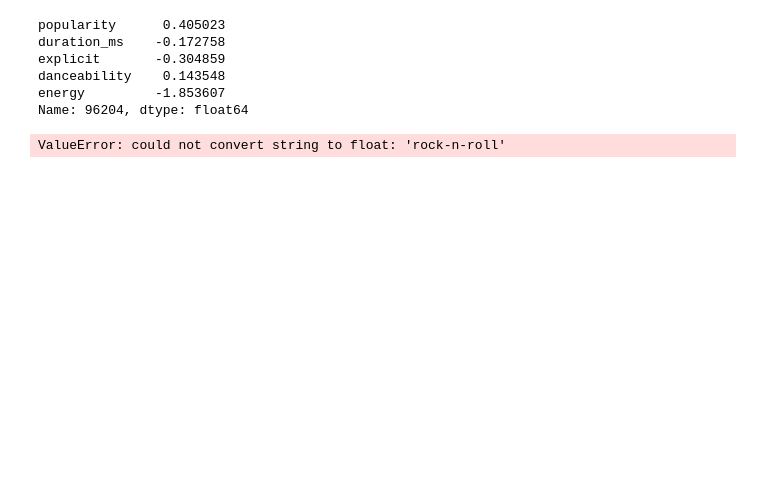
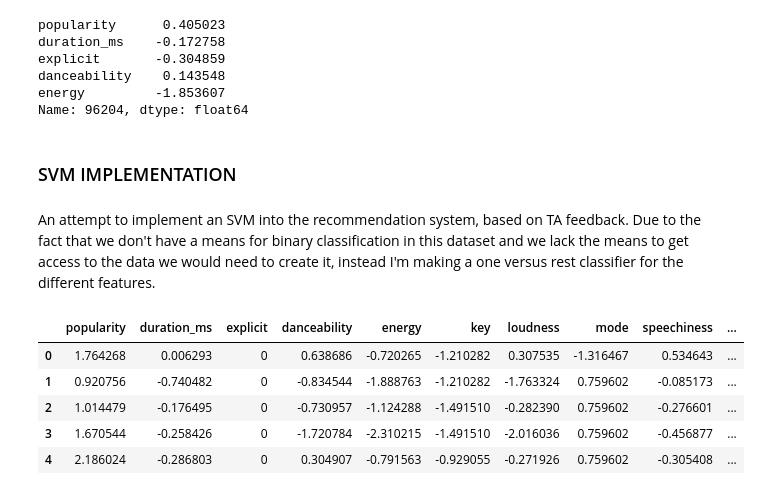
Before and after one commit to COGS118A/Group025-Wi23, a Jupyter notebook: dataset_cleaned.ipynb, the cells around one changed output. Drawn from its saved outputs; the diff is of its cells as text; code cells hidden in the pictures; blank space fills up the shorter version.

```diff
--- a/dataset_cleaned.ipynb
+++ b/dataset_cleaned.ipynb
@@ -149,7 +149,9 @@ explicit       -0.304859
 danceability    0.143548
 energy         -1.853607
 Name: 96204, dtype: float64
-# %%
-print(cosine_similarity(sim.reshape(-1,1), recommended_songs.iloc[:,2:]))
-# %% [output]
-ValueError: could not convert string to float: 'rock-n-roll'
+# %% [markdown]
+
+### SVM IMPLEMENTATION
+# %% [markdown]
+An attempt to implement an SVM into the recommendation system, based on TA feedback.
+Due to the fact that we don't have a means for binary classification in this dataset and we lack the means to get access to the data we would need to create it, instead I'm making a one versus rest classifier for the different features.
@@ -155,0 +169,27 @@ ValueError: could not convert string to float: 'rock-n-roll'
+# %%
+#reassigning for simplicity
+df = pd.read_csv('https://raw.githubusercontent.com/COGS118A/Group025-Wi23/main/dataset.csv')
+df = df.drop(columns=['Unnamed: 0','track_id', 'album_name'], axis=1)
+
+
+#remove dupes
+df=df.drop_duplicates()
+#convert to numeric for multiclass
+codes, unique = pd.factorize(df.track_genre)
+df.track_genre = codes
+
+traindf = df
+
+#clean data for training
+traindf =traindf.drop(columns = ['track_name', 'artists','track_genre'])
+traindf=(traindf-traindf.mean())/traindf.std()
+codes, unique = pd.factorize(df.explicit)
+traindf.explicit= codes
+traindf.head()
+# %% [output]
+|  | popularity | duration_ms | explicit | danceability | energy | key | loudness | mode | speechiness | ... |
+| 0 | 1.764268 | 0.006293 | 0 | 0.638686 | -0.720265 | -1.210282 | 0.307535 | -1.316467 | 0.534643 | ... |
+| 1 | 0.920756 | -0.740482 | 0 | -0.834544 | -1.888763 | -1.210282 | -1.763324 | 0.759602 | -0.085173 | ... |
+| 2 | 1.014479 | -0.176495 | 0 | -0.730957 | -1.124288 | -1.491510 | -0.282390 | 0.759602 | -0.276601 | ... |
+| 3 | 1.670544 | -0.258426 | 0 | -1.720784 | -2.310215 | -1.491510 | -2.016036 | 0.759602 | -0.456877 | ... |
+| 4 | 2.186024 | -0.286803 | 0 | 0.304907 | -0.791563 | -0.929055 | -0.271926 | 0.759602 | -0.305408 | ... |
```
Also changed, not shown: parts of 7 cells of this notebook.
